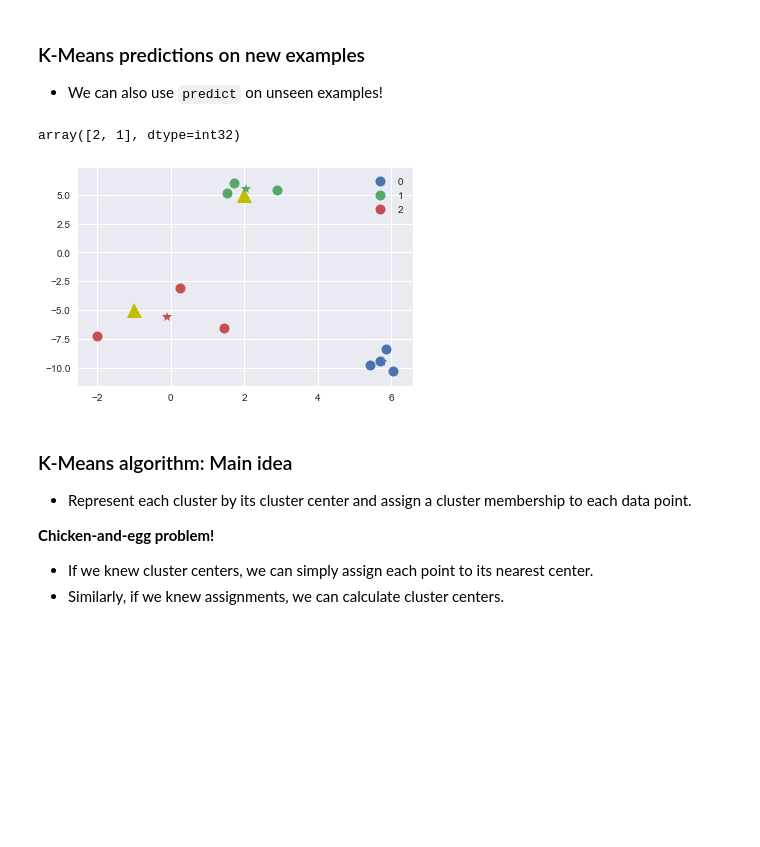
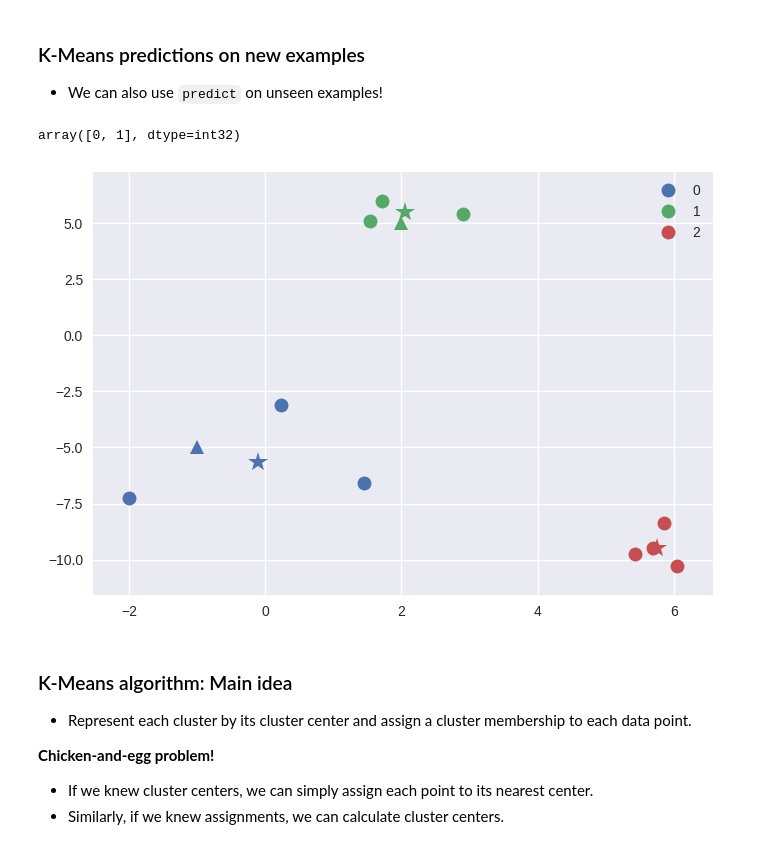
Before and after one commit to UBC-CS/cpsc330-2023s, a Jupyter notebook: lectures/14_k-means-clustering.ipynb, the cells around one changed output. Saved outputs shown, nothing was run; the diff lists cells and outputs as text; code cells hidden in the pictures; blank space fills up the shorter version.

```diff
--- a/lectures/14_k-means-clustering.ipynb
+++ b/lectures/14_k-means-clustering.ipynb
@@ -28,7 +33,8 @@ from sklearn.datasets import make_blobs
 from sklearn.decomposition import PCA
 from sklearn.pipeline import Pipeline, make_pipeline
 from sklearn.preprocessing import StandardScaler
+from yellowbrick.cluster import KElbowVisualizer, SilhouetteVisualizer
 
-plt.style.use("seaborn")
+plt.style.use("seaborn-v0_8")
 
 %matplotlib inline
@@ -508,18 +507,19 @@ mglearn.discrete_scatter(
 - We can also use `predict` on unseen examples!
 # %%
 new_examples = np.array([[-1, -5], [2, 5.0]])
-kmeans.predict(new_examples)
+new_examples_pred = kmeans.predict(new_examples)
+new_examples_pred
 # %% [output]
-array([2, 1], dtype=int32)
+array([0, 1], dtype=int32)
 # %%
 mglearn.discrete_scatter(X[:, 0], X[:, 1], kmeans.labels_, markers="o")
 plt.legend()
-mglearn.discrete_scatter(new_examples[:, 0], new_examples[:, 1], markers="^", c="y", s=15)
+mglearn.discrete_scatter(new_examples[:, 0], new_examples[:, 1], new_examples_pred, markers="^")
 mglearn.discrete_scatter(
-    kmeans.cluster_centers_[:, 0], kmeans.cluster_centers_[:, 1], [0, 1, 2], markers="*"
+    kmeans.cluster_centers_[:, 0], kmeans.cluster_centers_[:, 1], [0, 1, 2], markers="*", s=15
 );
 # %% [output]
-[figure, old version]
+[figure, new version]
 # %% [markdown]
 ### K-Means algorithm: Main idea
 
```
Also changed, not shown: parts of 169 cells of this notebook.
